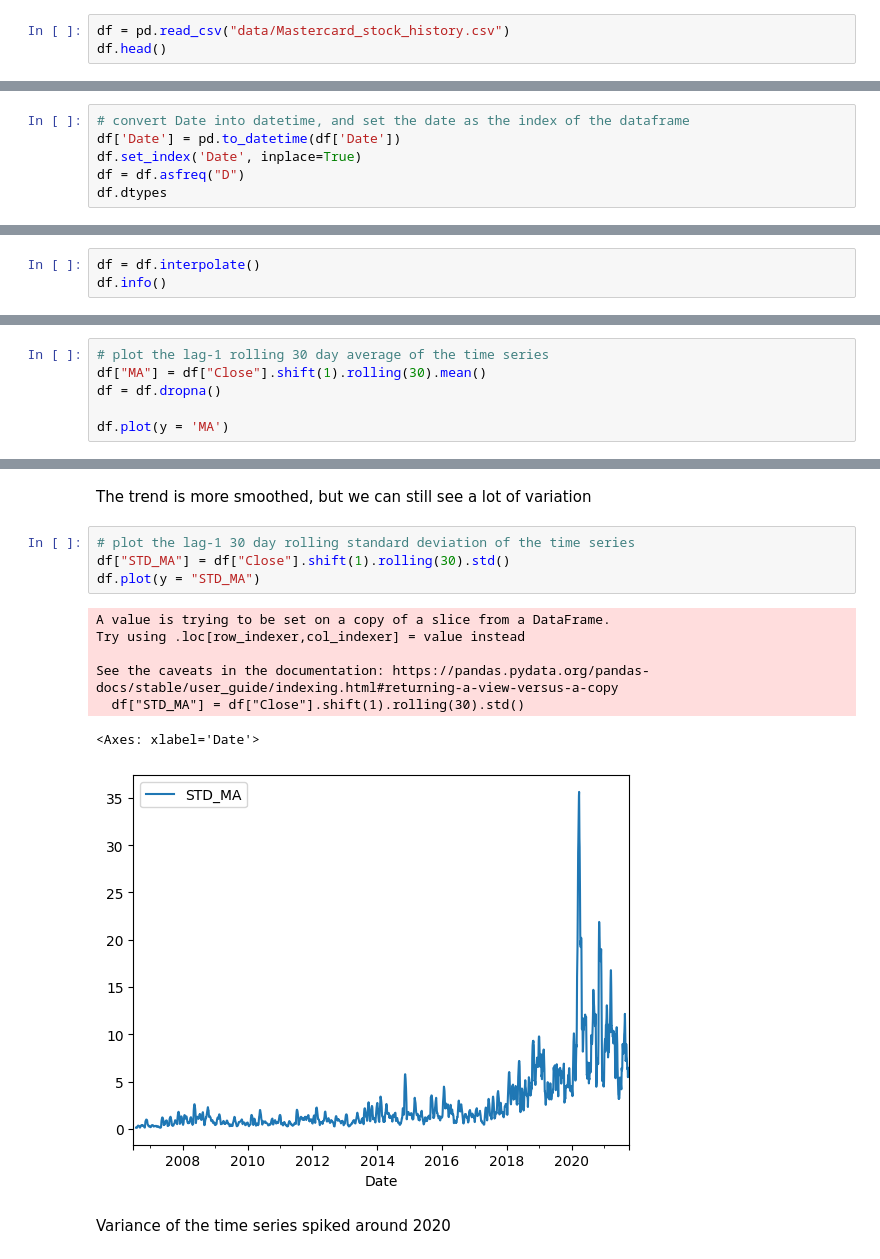
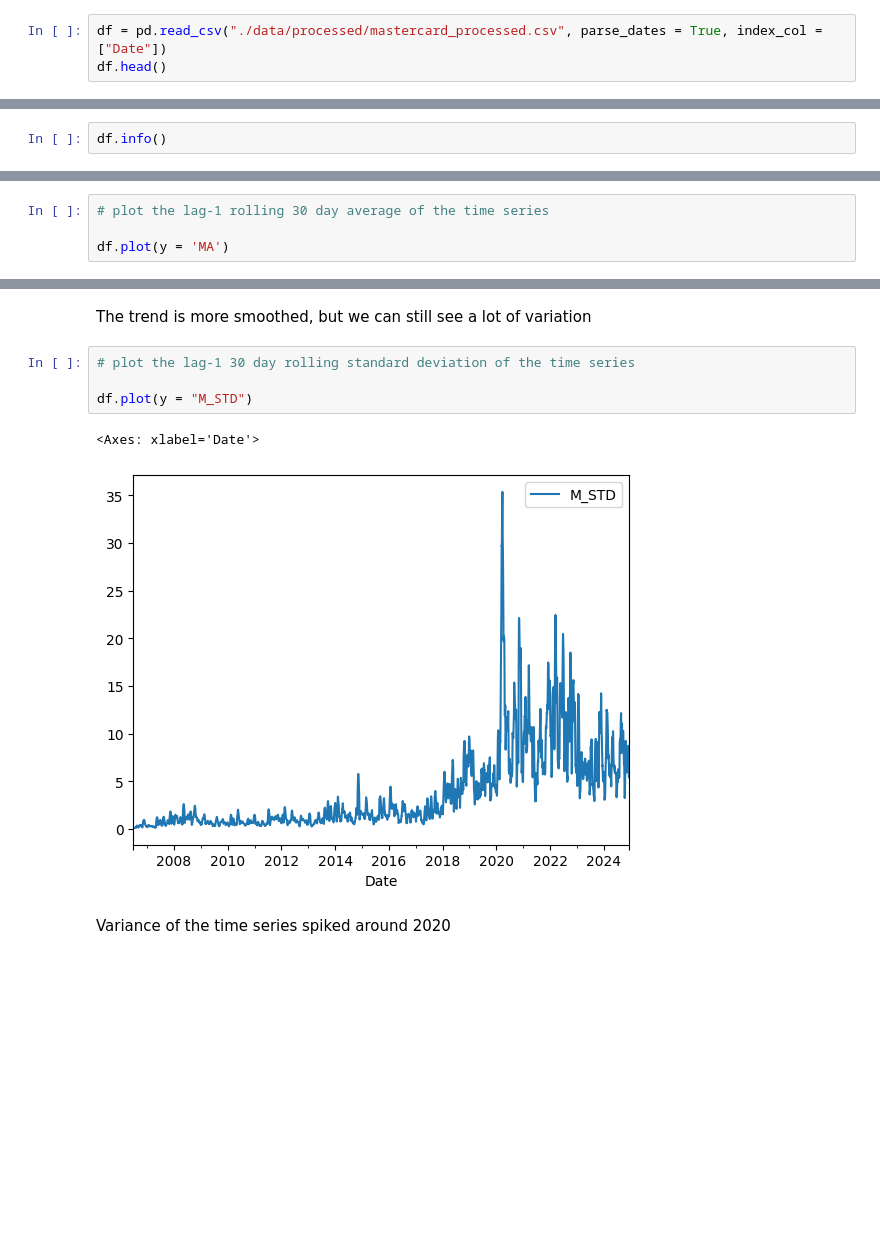
Before and after one commit to yjiahao/time-series-stocks, a Jupyter notebook: modelling.ipynb, the cells around one changed output, grey strips where cells are left out. Drawn from its saved outputs; the diff is of its cells as text; blank space fills up the shorter version.

Commit message:
reran cells on preprocessed data

```diff
--- a/modelling.ipynb
+++ b/modelling.ipynb
@@ -17,6 +17,6 @@ from sklearn.metrics import mean_squared_error
 from joblib import dump
 from joblib import load
 # %%
-df = pd.read_csv("data/Mastercard_stock_history.csv")
+df = pd.read_csv("./data/processed/mastercard_processed.csv", parse_dates = True, index_col = ["Date"])
 df.head()
 # %% [output]
@@ -36,9 +37,3 @@ Maybe we can implement an ARIMAX model, to predict close price, using features s
 3. Moving average standard deviations and mean prices
 
 We will fit a model to this to see if it works
-# %%
-# convert Date into datetime, and set the date as the index of the dataframe
-df['Date'] = pd.to_datetime(df['Date'])
-df.set_index('Date', inplace=True)
-df = df.asfreq("D")
-df.dtypes
@@ -54,5 +40,4 @@ dtype: object
 # %%
-df = df.interpolate()
 df.info()
 # %% [output]
 <class 'pandas.core.frame.DataFrame'>
@@ -82,8 +69,6 @@ We can see that the time series is definitely not stationary.
 This is because we can see that mean opening price increases over time. Furthermore, the variance of the time series seems to have increased after 2018
 # %%
 # plot the lag-1 rolling 30 day average of the time series
-df["MA"] = df["Close"].shift(1).rolling(30).mean()
-df = df.dropna()
 
 df.plot(y = 'MA')
 # %% [output]
@@ -93,16 +78,11 @@ df.plot(y = 'MA')
 The trend is more smoothed, but we can still see a lot of variation
 # %%
 # plot the lag-1 30 day rolling standard deviation of the time series
-df["STD_MA"] = df["Close"].shift(1).rolling(30).std()
-df.plot(y = "STD_MA")
+
+df.plot(y = "M_STD")
 # %% [output]
-A value is trying to be set on a copy of a slice from a DataFrame.
-Try using .loc[row_indexer,col_indexer] = value instead
-
-See the caveats in the documentation: https://pandas.pydata.org/pandas-docs/stable/user_guide/indexing.html#returning-a-view-versus-a-copy
-  df["STD_MA"] = df["Close"].shift(1).rolling(30).std()
+<Axes: xlabel='Date'>
-<Axes: xlabel='Date'>
-[figure, old version]
+[figure, new version]
 # %% [markdown]
 Variance of the time series spiked around 2020
 # %% [markdown]
```
Also changed, not shown: parts of 23 cells of this notebook, 1 other file.
